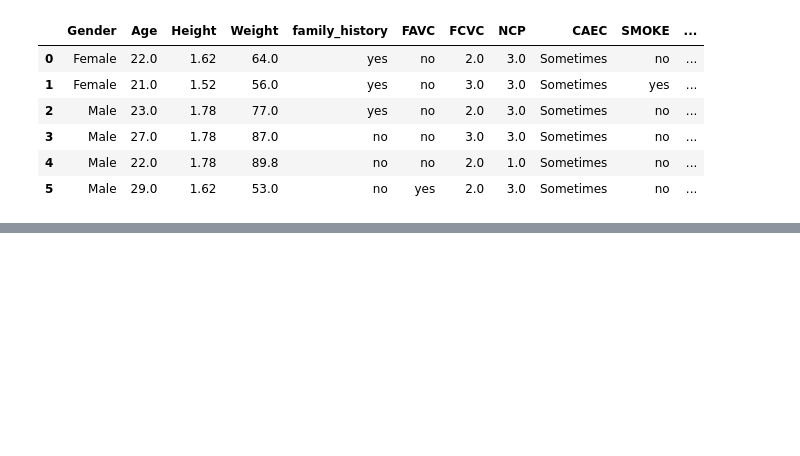
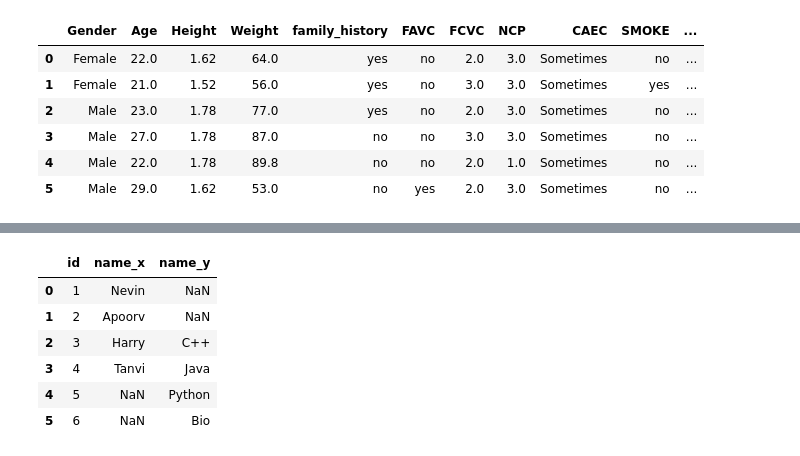
Before and after one commit to Nevin100/Pandas-PlayGround, a Jupyter notebook: Pandas.ipynb, the cells around one changed output, grey strips where cells are left out. Drawn from its saved outputs; the diff is of its cells as text; code cells hidden in the pictures; blank space fills up the shorter version.

```diff
--- a/Pandas.ipynb
+++ b/Pandas.ipynb
@@ -357,0 +377,10 @@ obesity_data.head(6)
+# %%
+df1 = pd.DataFrame({
+  'id':[1,2,3,4],
+  'name':['Nevin', 'Apoorv', 'Harry', 'Tanvi']
+})
+
+df2 = pd.DataFrame({
+  'id':[3,4,5,6],
+  'name':['C++', 'Java', 'Python', 'Bio']
+})
@@ -357,0 +395,12 @@ obesity_data.head(6)
+# %%
+# Outer :
+outer_result = pd.merge(df1, df2, how='outer', on='id')
+outer_result
+# %% [output]
+|  | id | name_x | name_y |
+| 0 | 1 | Nevin | NaN |
+| 1 | 2 | Apoorv | NaN |
+| 2 | 3 | Harry | C++ |
+| 3 | 4 | Tanvi | Java |
+| 4 | 5 | NaN | Python |
+| 5 | 6 | NaN | Bio |
```
Also changed, not shown: parts of 7 cells of this notebook.
